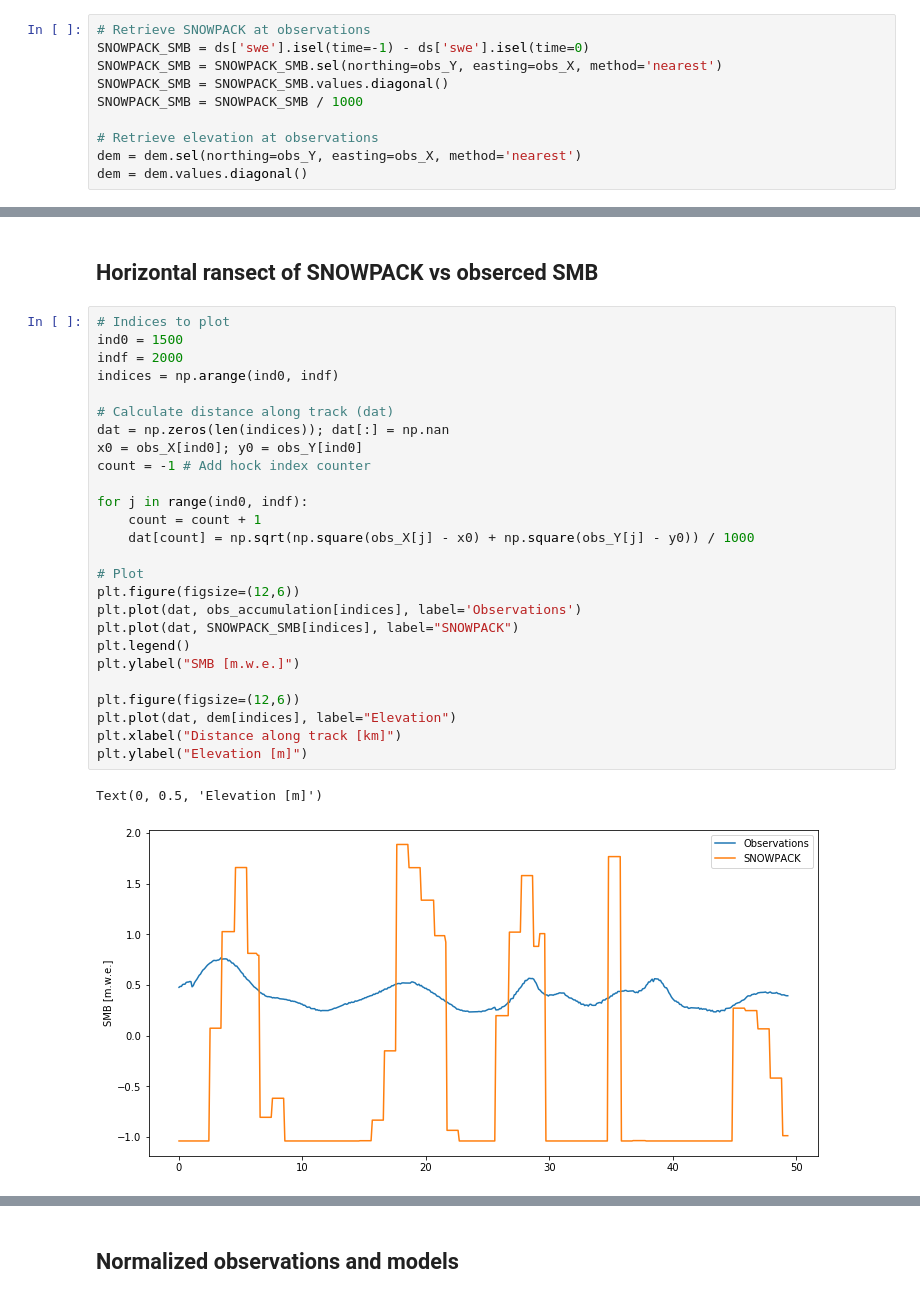
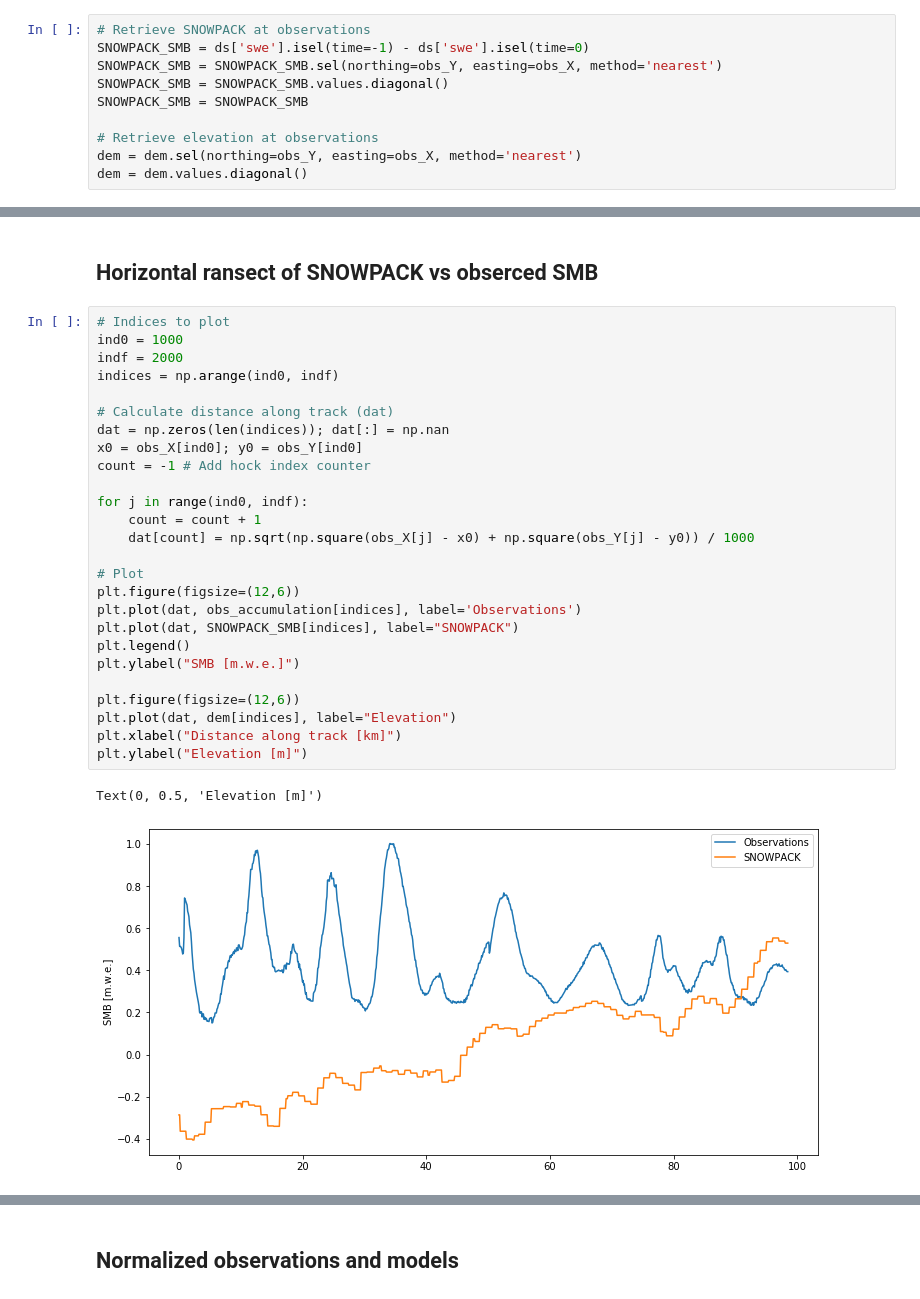
Before and after one commit to EricKeenan/SNOWPACK_WAIS, a Jupyter notebook: analysis/Modelled_vs_observed_SMB.ipynb, the cells around one changed output, grey strips where cells are left out. Saved outputs shown, nothing was run; the diff lists cells and outputs as text.

```diff
--- a/analysis/Modelled_vs_observed_SMB.ipynb
+++ b/analysis/Modelled_vs_observed_SMB.ipynb
@@ -105,7 +105,7 @@ obs_X, obs_Y, obs_accumulation = get_domain_obs(obs_X, obs_Y, obs_accumulation,
 SNOWPACK_SMB = ds['swe'].isel(time=-1) - ds['swe'].isel(time=0)
 SNOWPACK_SMB = SNOWPACK_SMB.sel(northing=obs_Y, easting=obs_X, method='nearest')
 SNOWPACK_SMB = SNOWPACK_SMB.values.diagonal()
-SNOWPACK_SMB = SNOWPACK_SMB / 1000
+SNOWPACK_SMB = SNOWPACK_SMB
 
 # Retrieve elevation at observations
 dem = dem.sel(northing=obs_Y, easting=obs_X, method='nearest')
@@ -121,30 +121,30 @@ plt.scatter(obs_accumulation, SNOWPACK_SMB)
 ## Horizontal ransect of SNOWPACK vs obserced SMB
 # %%
 # Indices to plot
-ind0 = 1500
+ind0 = 1000
 indf = 2000
 indices = np.arange(ind0, indf)
 
 # Calculate distance along track (dat)
 dat = np.zeros(len(indices)); dat[:] = np.nan
 x0 = obs_X[ind0]; y0 = obs_Y[ind0]
 count = -1 # Add hock index counter
 
 for j in range(ind0, indf):
     count = count + 1
     dat[count] = np.sqrt(np.square(obs_X[j] - x0) + np.square(obs_Y[j] - y0)) / 1000
 
 # Plot
 plt.figure(figsize=(12,6))
 plt.plot(dat, obs_accumulation[indices], label='Observations')
 plt.plot(dat, SNOWPACK_SMB[indices], label="SNOWPACK")
 plt.legend()
 plt.ylabel("SMB [m.w.e.]")
 
 plt.figure(figsize=(12,6))
 plt.plot(dat, dem[indices], label="Elevation")
 plt.xlabel("Distance along track [km]")
 plt.ylabel("Elevation [m]")
 # %% [output]
 Text(0, 0.5, 'Elevation [m]')
-[figure, old version]
+[figure, new version]
```
Also changed, not shown: parts of 6 cells of this notebook, 4 other files.
